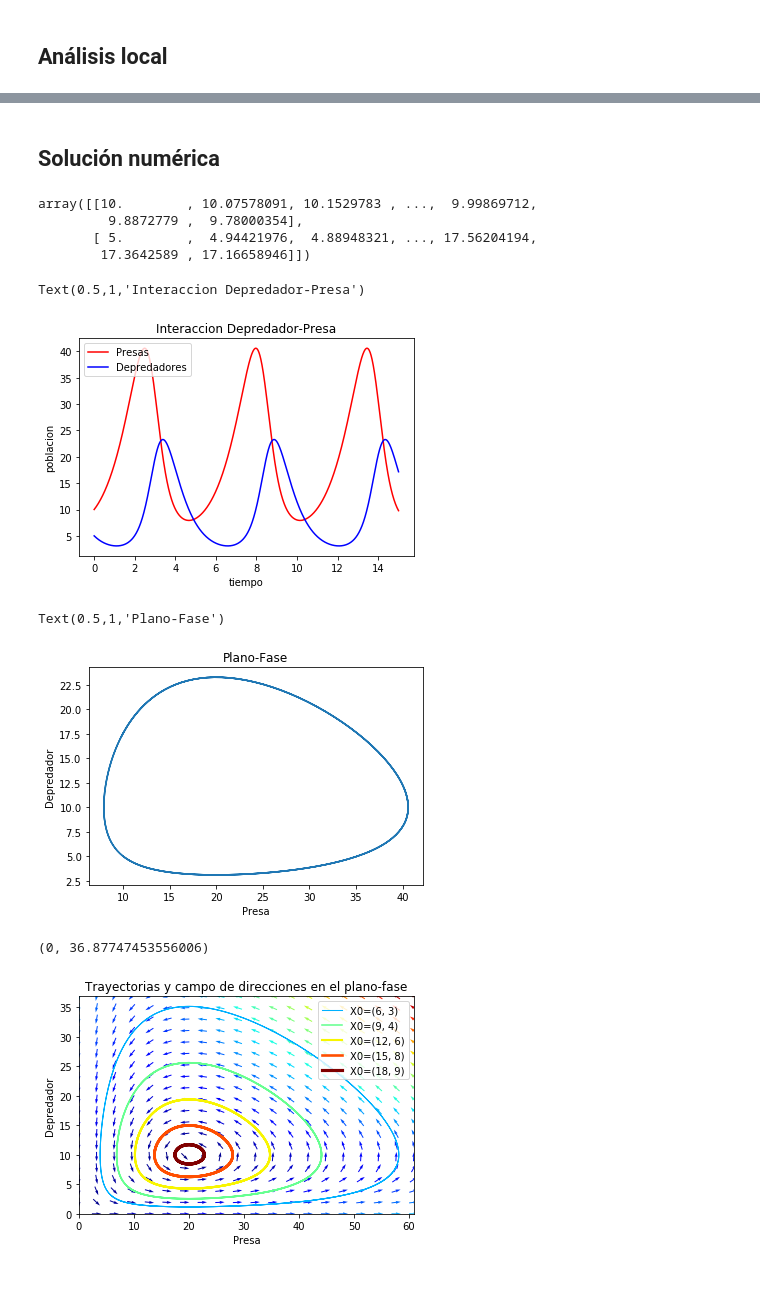
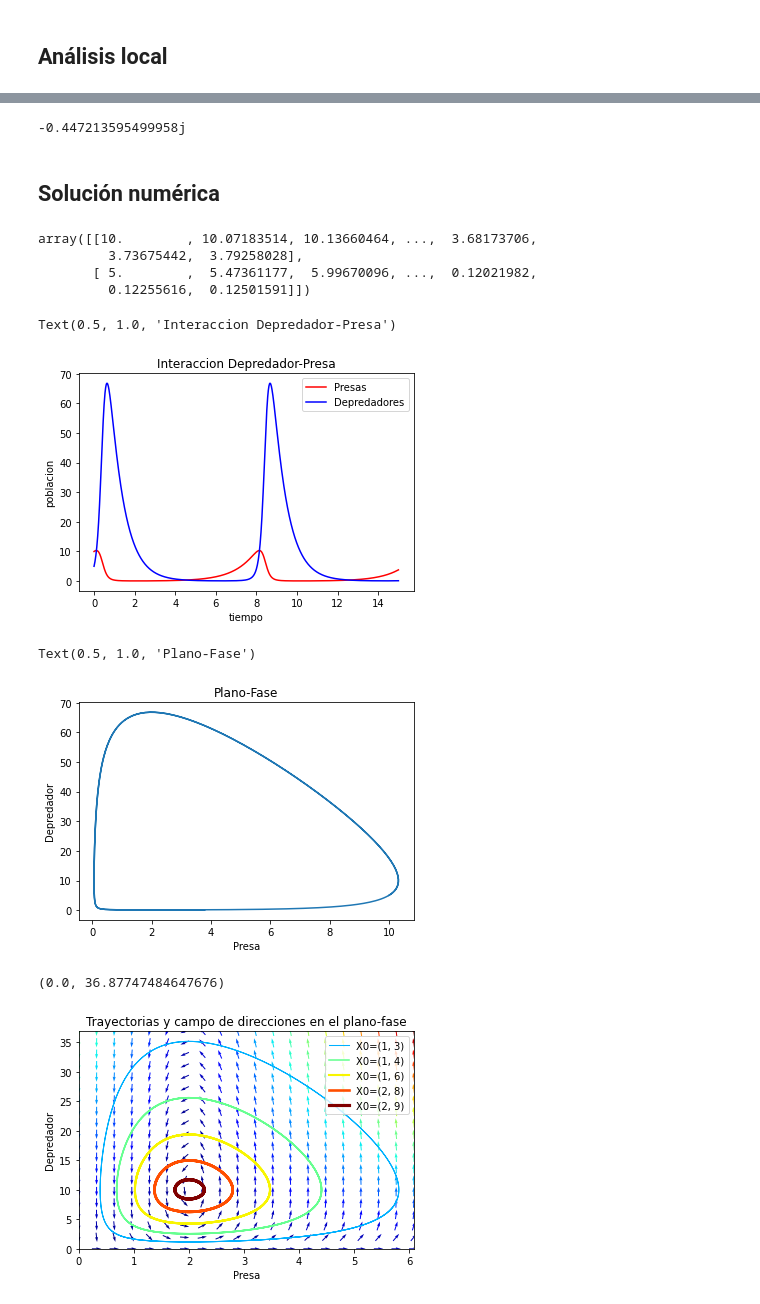
Before and after one commit to acb100cias/BioMateFC, a Jupyter notebook: python/Volterra.ipynb, the cells around one changed output, grey strips where cells are left out. Drawn from its saved outputs; the diff is of its cells as text; code cells hidden in the pictures.

```diff
--- a/python/Volterra.ipynb
+++ b/python/Volterra.ipynb
@@ -18,12 +18,12 @@ c = 1.5
 d = 0.75
 def dX_dt(X, t=0):
     return array([ a*X[0] -   b*X[0]*X[1] ,
-                  -c*X[1] + d*b*X[0]*X[1] ])
+                  -c*X[1] + d*X[0]*X[1] ])
 # %% [markdown]
 ## Análisis local
 # %%
 X_f0 = array([     0. ,  0.])
-X_f1 = array([ c/(d*b), a/b])
+X_f1 = array([ c/d, a/b])
 #all(dX_dt(X_f0) == zeros(2) ) and all(dX_dt(X_f1) == zeros(2))
 # %%
 def d2X_dt2(X, t=0):
@@ -42,3 +38,7 @@ lambda1
+# %%
+lambda2
+# %% [output]
+-0.447213595499958j
 # %%
 T_f1 = 2*pi/abs(lambda1)
 # %% [markdown]
@@ -46,14 +46,14 @@ T_f1 = 2*pi/abs(lambda1)
 # %%
 t = linspace(0, 15,  1000)
 X0 = array([10, 5])
-X= integrate.odeint(dX_dt, X0, t, full_output=True)
+X= odeint(dX_dt, X0, t, full_output=True)
 # %%
 X[0].T
 # %% [output]
-array([[10.        , 10.07578091, 10.1529783 , ...,  9.99869712,
-         9.8872779 ,  9.78000354],
-       [ 5.        ,  4.94421976,  4.88948321, ..., 17.56204194,
-        17.3642589 , 17.16658946]])
+array([[10.        , 10.07183514, 10.13660464, ...,  3.68173706,
+         3.73675442,  3.79258028],
+       [ 5.        ,  5.47361177,  5.99670096, ...,  0.12021982,
+         0.12255616,  0.12501591]])
 # %%
 presas, depredadores = X[0].T
 plot(t, presas, 'r-', label='Presas')
@@ -63,46 +63,46 @@ xlabel('tiempo')
 ylabel('poblacion')
 title('Interaccion Depredador-Presa')
 # %% [output]
-Text(0.5,1,'Interaccion Depredador-Presa')
+Text(0.5, 1.0, 'Interaccion Depredador-Presa')
-[figure, old version]
+[figure, new version]
 # %%
 plot(presas,depredadores)
 xlabel('Presa')
 ylabel('Depredador')
 title('Plano-Fase')
 # %% [output]
-Text(0.5,1,'Plano-Fase')
+Text(0.5, 1.0, 'Plano-Fase')
-[figure, old version]
+[figure, new version]
 # %%
 values  = linspace(0.3, 0.9, 5)
 vcolors = cm.jet(linspace(0.3, 1., len(values)))
 
 for v, col in zip(values, vcolors):
     X0 = v * X_f1
-    X = integrate.odeint( dX_dt, X0, t)
+    X = odeint( dX_dt, X0, t)
     plot( X[:,0], X[:,1], lw=3.5*v, color=col, label='X0=(%.f, %.f)' % ( X0[0], X0[1]) )
 
 ymax = ylim(ymin=0)[1]
 xmax = xlim(xmin=0)[1]
 nb_points   = 20
 
 x = linspace(0, xmax, nb_points)
 y = linspace(0, ymax, nb_points)
 
 X1 , Y1  = meshgrid(x, y)
 DX1, DY1 = dX_dt([X1, Y1])
 M = (hypot(DX1, DY1))
 M[ M == 0] = 1.
 DX1 /= M
 DY1 /= M
 
 title('Trayectorias y campo de direcciones en el plano-fase')
 Q = quiver(X1, Y1, DX1, DY1, M, pivot='mid', cmap=cm.jet)
 xlabel('Presa')
 ylabel('Depredador')
 legend()
 xlim(0, xmax)
 ylim(0, ymax)
 # %% [output]
-(0, 36.87747453556006)
+(0.0, 36.87747484647676)
-[figure, old version]
+[figure, new version]
```
Also changed, not shown: parts of 2 cells of this notebook.
